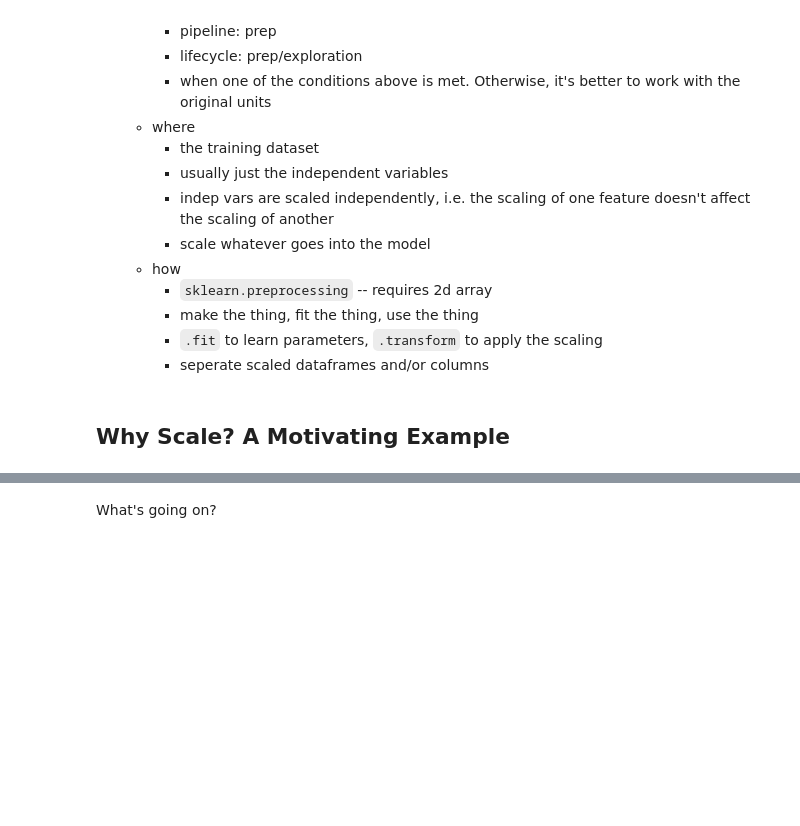
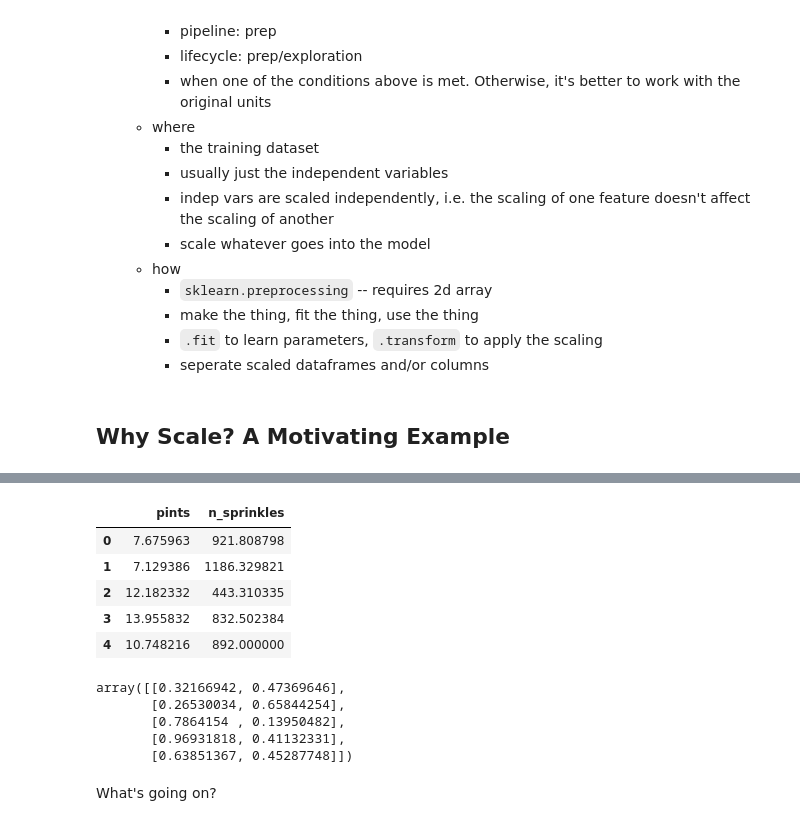
Before and after one commit to CodeupClassroom/kalpana-regression-exercises, a Jupyter notebook: scaling_lesson.ipynb, the cells around one changed output, grey strips where cells are left out. Drawn from its saved outputs; the diff is of its cells as text; code cells hidden in the pictures; blank space fills up the shorter version.

```diff
--- a/scaling_lesson.ipynb
+++ b/scaling_lesson.ipynb
@@ -66,5 +82,20 @@ model.score(X_test_scaled, y_test)
+# %%
+X_train.head()
+# %% [output]
+|  | pints | n_sprinkles |
+| 0 | 7.675963 | 921.808798 |
+| 1 | 7.129386 | 1186.329821 |
+| 2 | 12.182332 | 443.310335 |
+| 3 | 13.955832 | 832.502384 |
+| 4 | 10.748216 | 892.000000 |
 # %%
-X_train_scaled
+X_train_scaled[:5]
+# %% [output]
+array([[0.32166942, 0.47369646],
+       [0.26530034, 0.65844254],
+       [0.7864154 , 0.13950482],
+       [0.96931818, 0.41132331],
+       [0.63851367, 0.45287748]])
 # %% [markdown]
 What's going on?
 # %%
```
Also changed, not shown: parts of 19 cells of this notebook.
